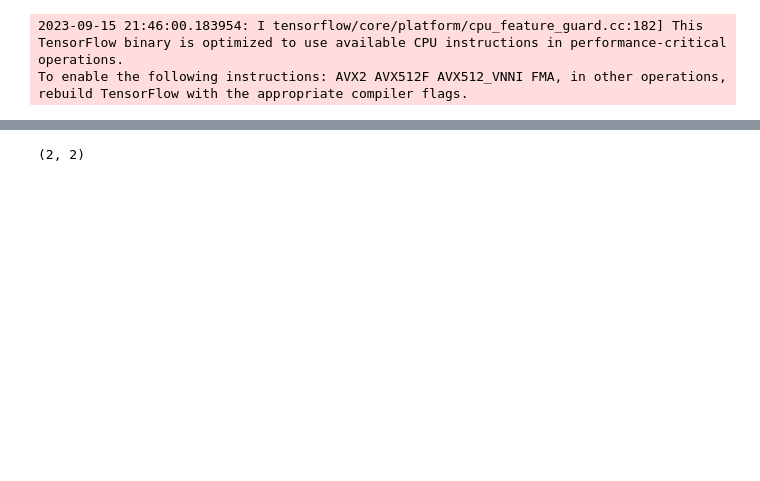
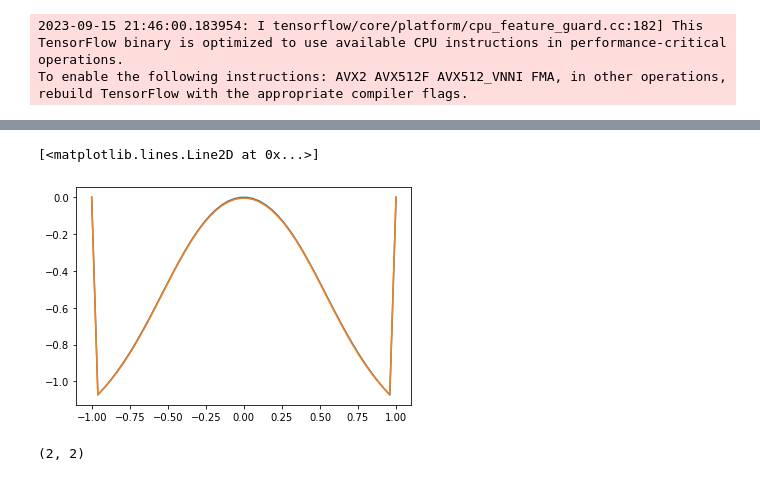
Before and after one commit to Lucaman99/pyqsp, a Jupyter notebook: test_notebook_2b.ipynb, the cells around one changed output, grey strips where cells are left out. Cells and saved outputs as stored; diff of their text form; code cells hidden in the pictures; blank space fills up the shorter version.

```diff
--- a/test_notebook_2b.ipynb
+++ b/test_notebook_2b.ipynb
@@ -40,3 +41,9 @@ idx = np.where(abs(X) < 0.8)
+# %%
+plt.plot(X,Y2)
+plt.plot(X,-Y )
+# %% [output]
+[<matplotlib.lines.Line2D at 0x...>]
+[figure, added]
 # %%
 G = AtomicGadget([[0, np.pi/4, -np.pi/4, 0]], [[0, 0, 0]], label="G")
 U = G.get_qsp_unitary(("G",0))({('G',0): 0.2})
```
Also changed, not shown: parts of 4 cells of this notebook.
